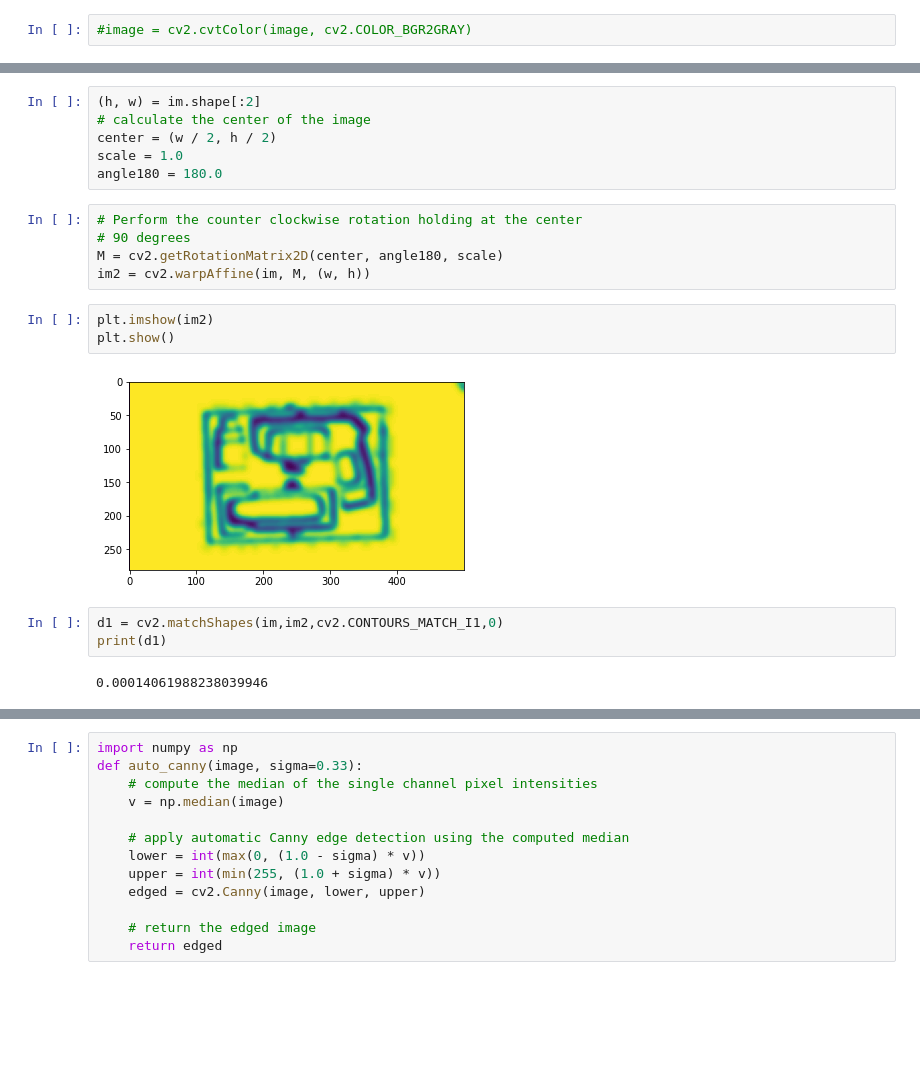
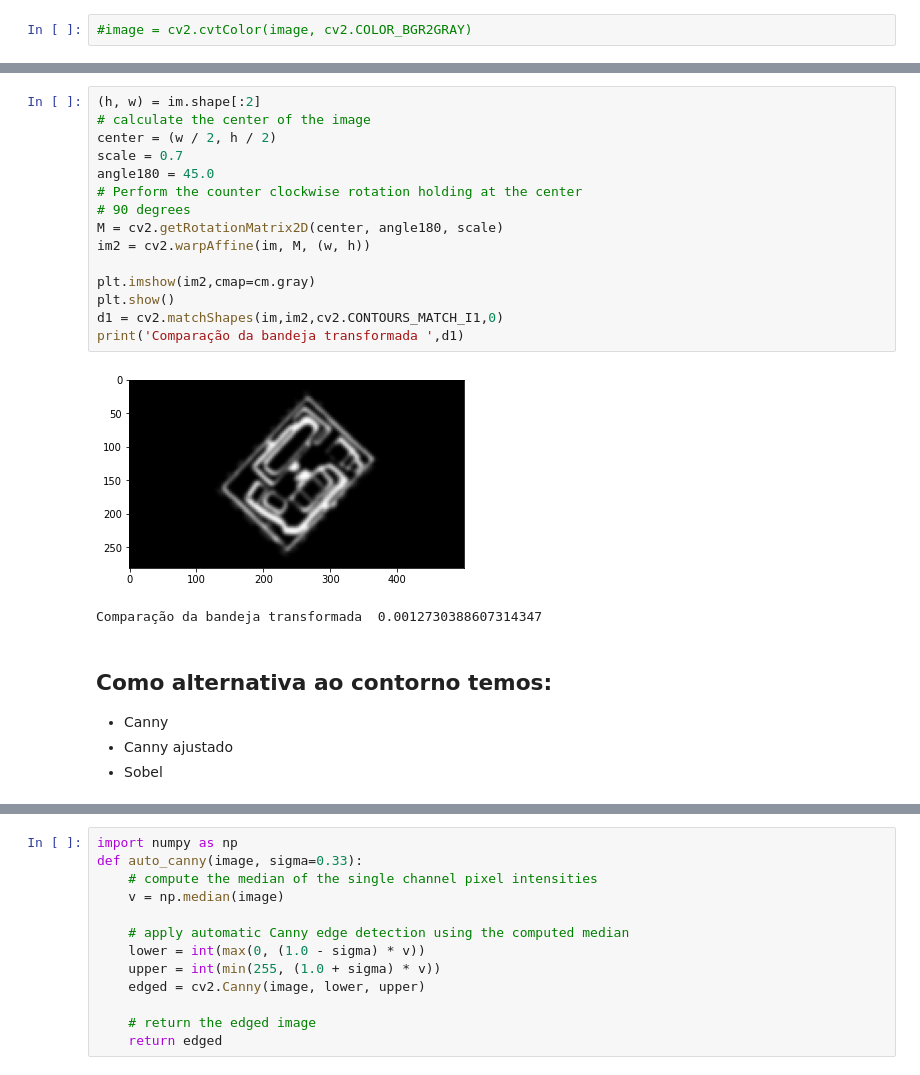
Before and after one commit to wagner1986/python-computer-vision, a Jupyter notebook: Bandeja- Contorno & Momento.ipynb, the cells around one changed output, grey strips where cells are left out. Drawn from its saved outputs; the diff is of its cells as text; blank space fills up the shorter version.

```diff
--- a/Bandeja- Contorno & Momento.ipynb
+++ b/Bandeja- Contorno & Momento.ipynb
@@ -56,24 +80,27 @@ print(d1)
 # %%
 (h, w) = im.shape[:2]
 # calculate the center of the image
 center = (w / 2, h / 2)
-scale = 1.0
-angle180 = 180.0
+scale = 0.7
+angle180 = 45.0
+# Perform the counter clockwise rotation holding at the center
+# 90 degrees
+M = cv2.getRotationMatrix2D(center, angle180, scale)
+im2 = cv2.warpAffine(im, M, (w, h))
+
+plt.imshow(im2,cmap=cm.gray)
+plt.show()
+d1 = cv2.matchShapes(im,im2,cv2.CONTOURS_MATCH_I1,0)
+print('Comparação da bandeja transformada ',d1)
+# %% [output]
+[figure, added]
+Comparação da bandeja transformada  0.0012730388607314347
-# %%
-# Perform the counter clockwise rotation holding at the center
-# 90 degrees
-M = cv2.getRotationMatrix2D(center, angle180, scale)
-im2 = cv2.warpAffine(im, M, (w, h))
-# %%
-plt.imshow(im2)
-plt.show()
-# %% [output]
-[figure, removed]
-# %%
-d1 = cv2.matchShapes(im,im2,cv2.CONTOURS_MATCH_I1,0)
-print(d1)
-# %% [output]
-0.00014061988238039946
+# %% [markdown]
+## Como alternativa ao contorno temos:
+
+- Canny
+- Canny ajustado
+- Sobel
 # %%
 temp=image.copy()
 temp = cv2.GaussianBlur(temp, (5,5), 0)
```
Also changed, not shown: parts of 21 cells of this notebook.
